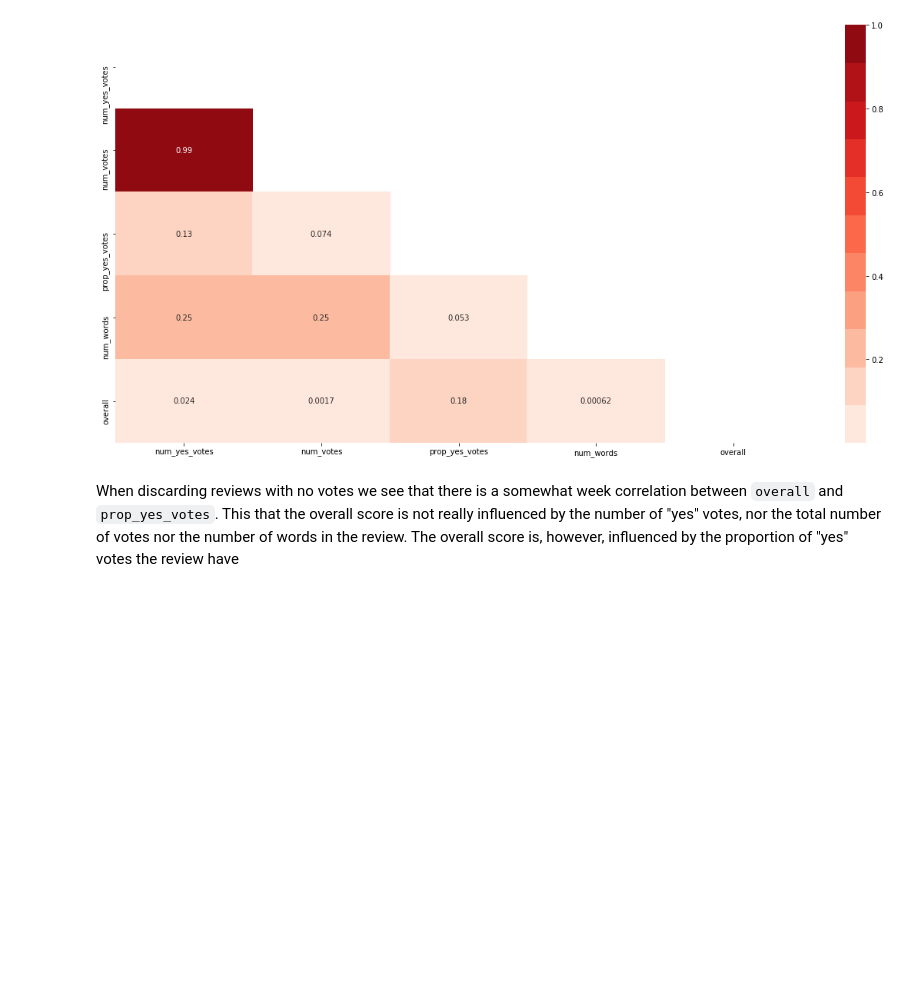
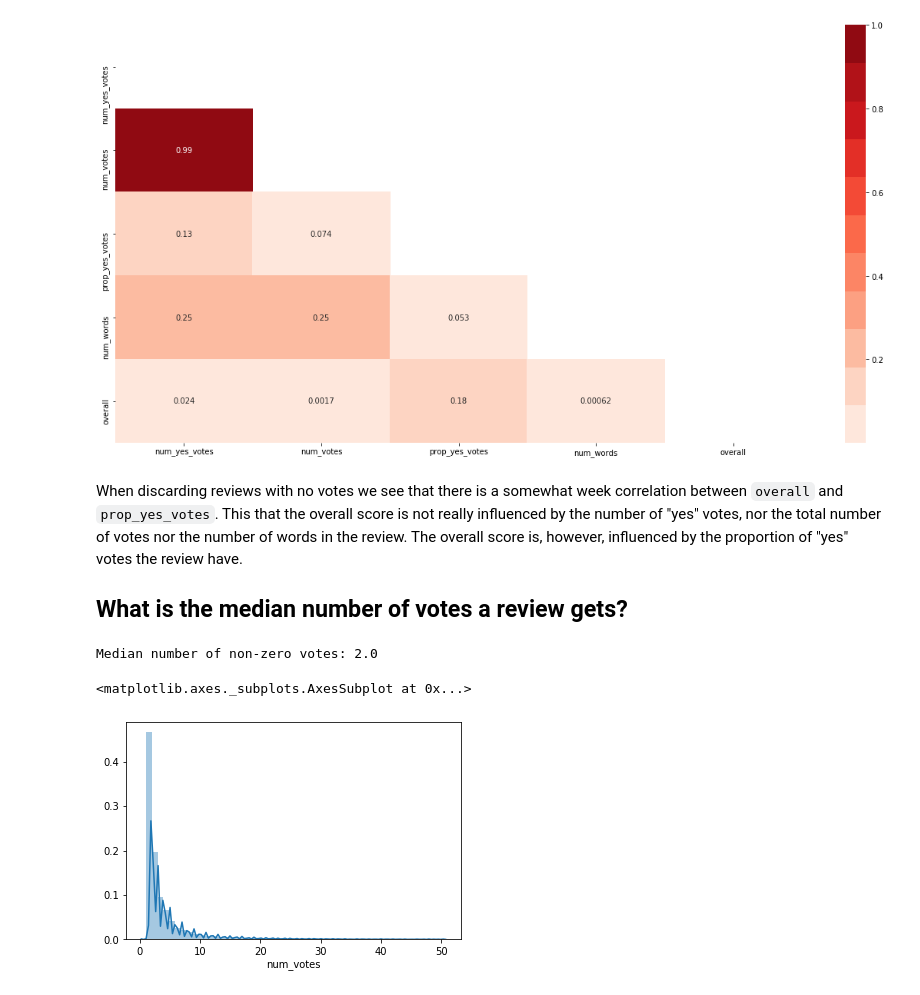
Before and after one commit to lsfischer/cleverly_challenge, a Jupyter notebook: code/cleverly_challenge.ipynb, the cells around one changed output. Drawn from its saved outputs; the diff is of its cells as text; code cells hidden in the pictures; blank space fills up the shorter version.

```diff
--- a/code/cleverly_challenge.ipynb
+++ b/code/cleverly_challenge.ipynb
@@ -264,4 +238,21 @@ plot_correlation_matrix(correlation_wout_zero_reviews)
 # %% [output]
 [figure]
 # %% [markdown]
-When discarding reviews with no votes we see that there is a somewhat week correlation between `overall` and `prop_yes_votes`. This that the overall score is not really influenced by the number of "yes" votes, nor the total number of votes nor the number of words in the review. The overall score is, however, influenced by the proportion of "yes" votes the review have
+When discarding reviews with no votes we see that there is a somewhat week correlation between `overall` and `prop_yes_votes`. This that the overall score is not really influenced by the number of "yes" votes, nor the total number of votes nor the number of words in the review. The overall score is, however, influenced by the proportion of "yes" votes the review have.
+
+## What is the median number of votes a review gets?
+# %%
+number_of_votes_nonzero = df.loc[df["num_votes"] > 0,  "num_votes"]
+# number_of_votes_nonzero.shape[0] -> 87021
+
+number_of_votes_nonzero_filtered = number_of_votes_nonzero[number_of_votes_nonzero <= 50]
+# number_of_votes_nonzero_filtered.shape[0] -> 86379
+
+# 86379/87021 = 0.9926 -> 99% of non-zeros reviews have between 1 and 50 votes, so we can safely discard the rest for this analysis
+print(f"Median number of non-zero votes: {number_of_votes_nonzero_filtered.median()}")
+
+sns.distplot(number_of_votes_nonzero_filtered)
+# %% [output]
+Median number of non-zero votes: 2.0
+<matplotlib.axes._subplots.AxesSubplot at 0x...>
+[figure, added]
```
Also changed, not shown: parts of 6 cells of this notebook.
